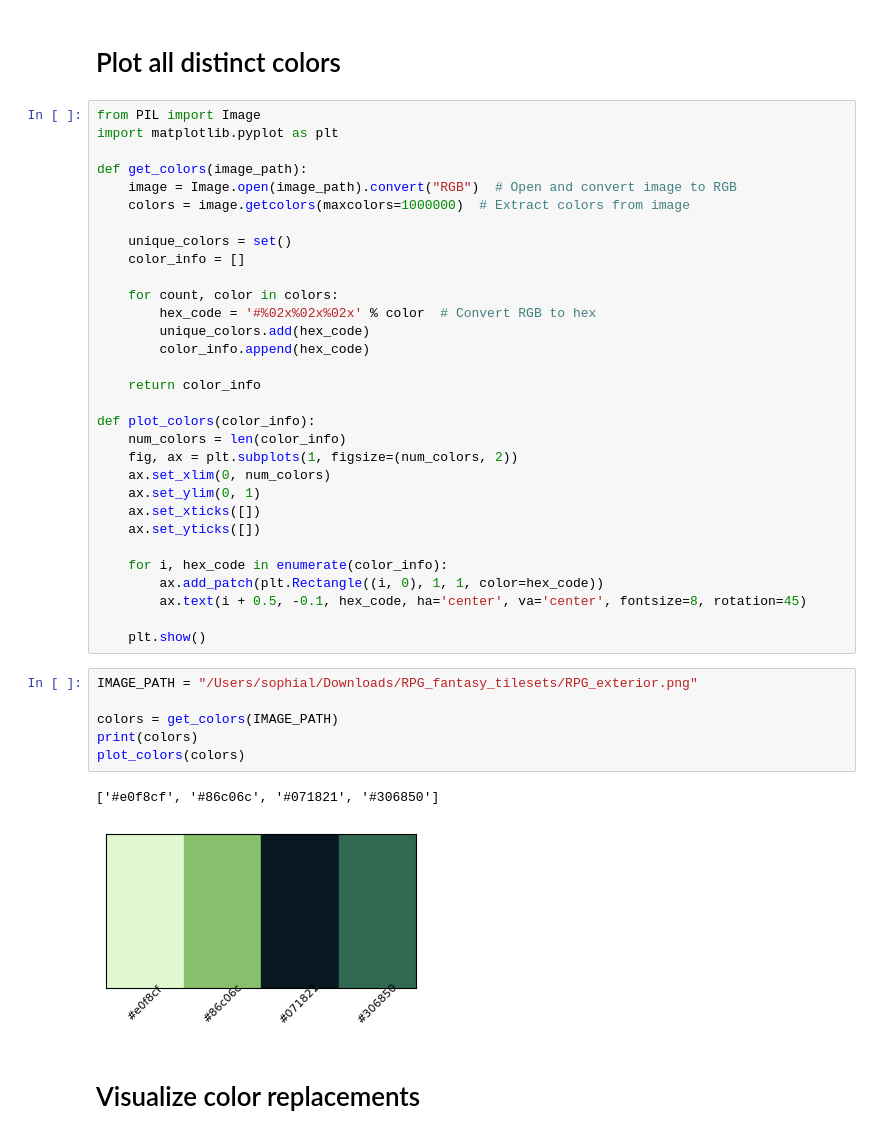
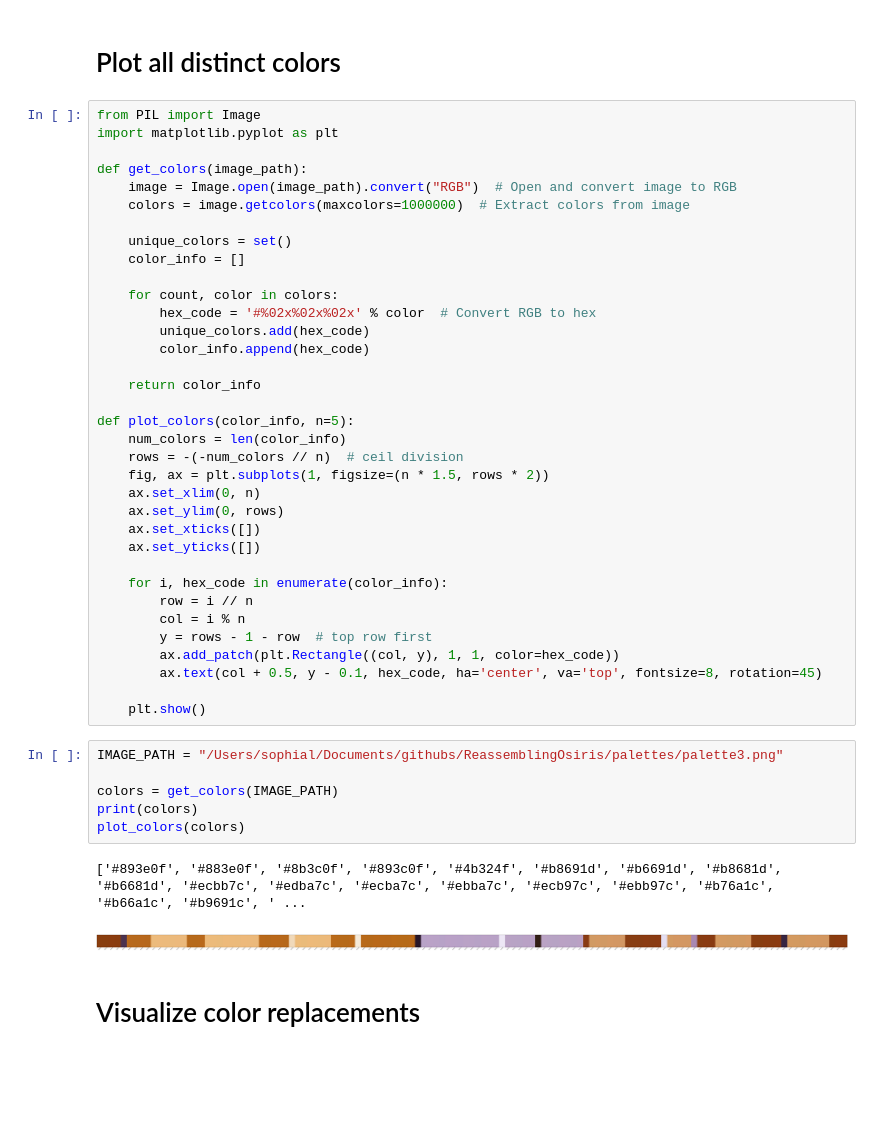
Before and after one commit to anonymousanemone/image-tools, a Jupyter notebook: img_pixel_colors.ipynb, the cells around one changed output. Cells and saved outputs as stored; diff of their text form; blank space fills up the shorter version.

```diff
--- a/img_pixel_colors.ipynb
+++ b/img_pixel_colors.ipynb
@@ -18,28 +18,32 @@ def get_colors(image_path):
 
     return color_info
 
-def plot_colors(color_info):
+def plot_colors(color_info, n=5):
     num_colors = len(color_info)
-    fig, ax = plt.subplots(1, figsize=(num_colors, 2))
-    ax.set_xlim(0, num_colors)
-    ax.set_ylim(0, 1)
+    rows = -(-num_colors // n)  # ceil division
+    fig, ax = plt.subplots(1, figsize=(n * 1.5, rows * 2))
+    ax.set_xlim(0, n)
+    ax.set_ylim(0, rows)
     ax.set_xticks([])
     ax.set_yticks([])
 
     for i, hex_code in enumerate(color_info):
-        ax.add_patch(plt.Rectangle((i, 0), 1, 1, color=hex_code))
-        ax.text(i + 0.5, -0.1, hex_code, ha='center', va='center', fontsize=8, rotation=45)
+        row = i // n
+        col = i % n
+        y = rows - 1 - row  # top row first
+        ax.add_patch(plt.Rectangle((col, y), 1, 1, color=hex_code))
+        ax.text(col + 0.5, y - 0.1, hex_code, ha='center', va='top', fontsize=8, rotation=45)
 
     plt.show()
 # %%
-IMAGE_PATH = "/Users/sophial/Downloads/RPG_fantasy_tilesets/RPG_exterior.png"
+IMAGE_PATH = "/Users/sophial/Documents/githubs/ReassemblingOsiris/palettes/palette3.png"
 
 colors = get_colors(IMAGE_PATH)
 print(colors)
 plot_colors(colors)
 # %% [output]
-['#e0f8cf', '#86c06c', '#071821', '#306850']
+['#893e0f', '#883e0f', '#8b3c0f', '#893c0f', '#4b324f', '#b8691d', '#b6691d', '#b8681d', '#b6681d', '#ecbb7c', '#edba7c', '#ecba7c', '#ebba7c', '#ecb97c', '#ebb97c', '#b76a1c', '#b66a1c', '#b9691c', ' ...
-[figure, old version]
+[figure, new version]
 # %% [markdown]
 # Visualize color replacements
 # %%
```
Also changed, not shown: parts of 1 cell of this notebook, 51 other files.
